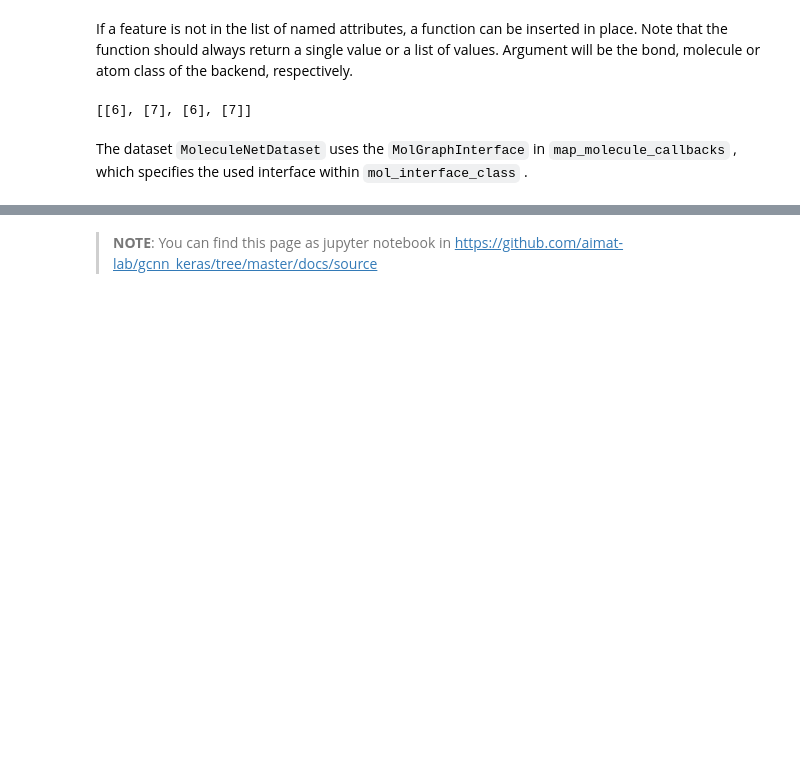
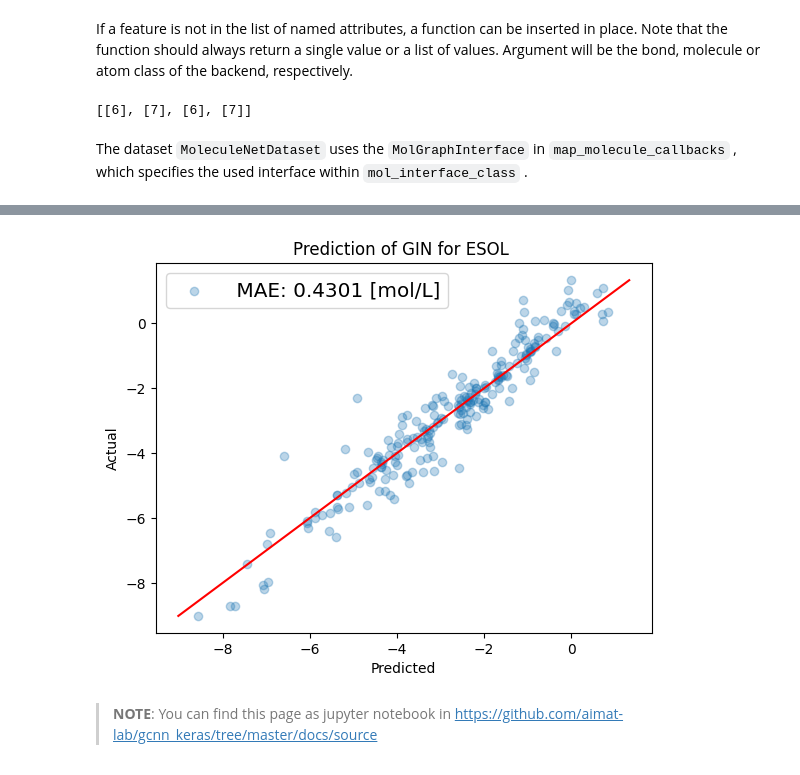
Before and after one commit to aimat-lab/gcnn_keras, a Jupyter notebook: docs/source/molecules.ipynb, the cells around one changed output, grey strips where cells are left out. Cells and saved outputs as stored; diff of their text form; code cells hidden in the pictures; blank space fills up the shorter version.

```diff
--- a/docs/source/molecules.ipynb
+++ b/docs/source/molecules.ipynb
@@ -95,0 +100,4 @@ The dataset `MoleculeNetDataset` uses the `MolGraphInterface` in `map_molecule_c
+# %%
+%%capture
+from kgcnn.data.datasets.ESOLDataset import ESOLDataset
+data = ESOLDataset()
@@ -95,0 +302,16 @@ The dataset `MoleculeNetDataset` uses the `MolGraphInterface` in `map_molecule_c
+# %%
+# Plot prediction for the last split.
+predicted_y = model.predict(x_test)
+true_y = y_test
+
+# Predictions must be rescaled to original values.
+predicted_y = scaler.inverse_transform(predicted_y)
+true_y = scaler.inverse_transform(true_y)
+
+# Plotting the prediction vs. true test targets for last split. Note for classification this is also done but
+# can be ignored.
+plot_predict_true(predicted_y, true_y,
+                  filepath="", data_unit="mol/L",
+                  model_name="GIN", dataset_name="ESOL",
+                  file_name=f"predict.png");
+# %% [output]
@@ -96,2 +319,3 @@ The dataset `MoleculeNetDataset` uses the `MolGraphInterface` in `map_molecule_c
+[figure, added]
 # %% [markdown]
 > **NOTE**: You can find this page as jupyter notebook in https://github.com/aimat-lab/gcnn_keras/tree/master/docs/source
```
Also changed, not shown: parts of 16 cells of this notebook, 6 other files.
